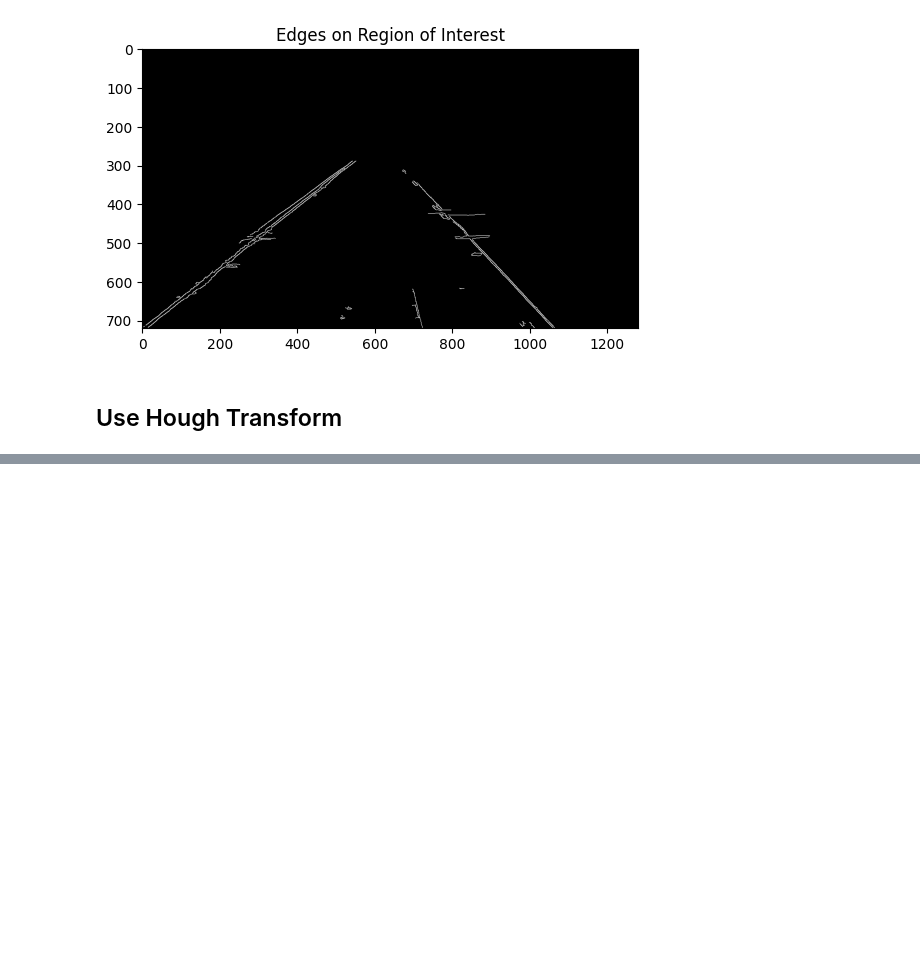
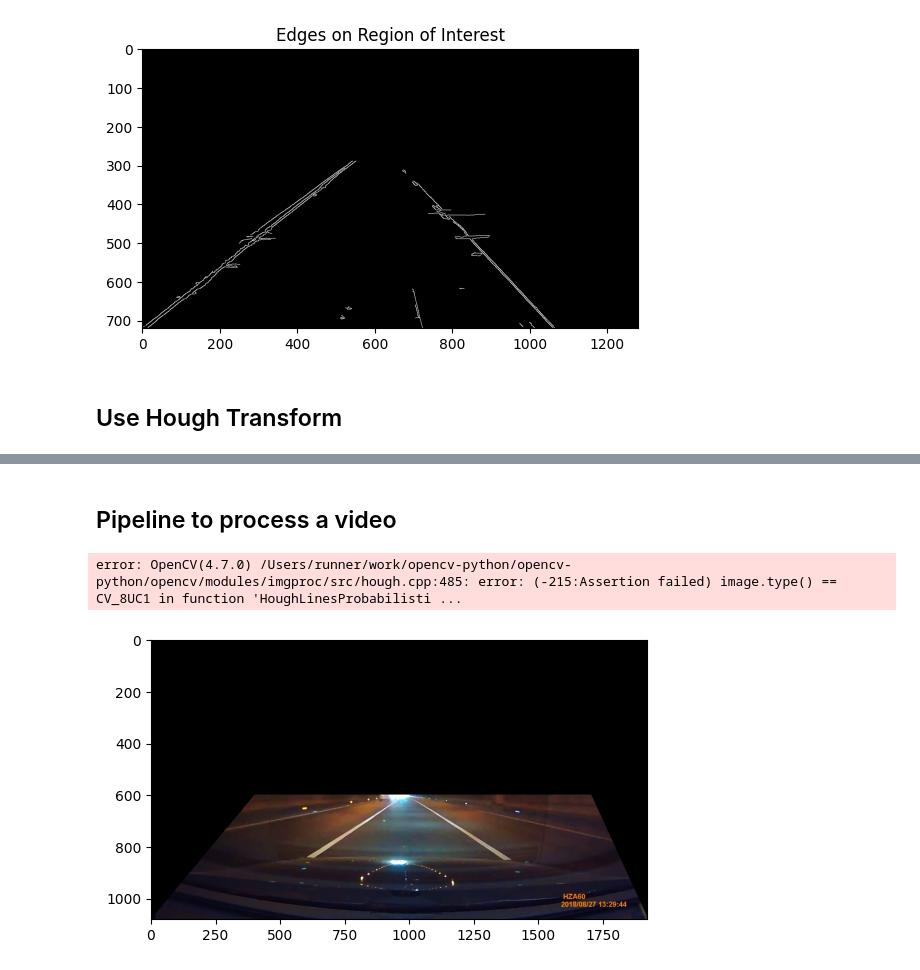
Before and after one commit to tusharraval102/Lane-Detection-in-Vehicles, a Jupyter notebook: Code/Notebook.ipynb, the cells around one changed output, grey strips where cells are left out. Drawn from its saved outputs; the diff is of its cells as text; code cells hidden in the pictures; blank space fills up the shorter version.

Commit message:
Added more functions

```diff
--- a/Code/Notebook.ipynb
+++ b/Code/Notebook.ipynb
@@ -164,0 +232,44 @@ ValueError: ignored
+# %% [markdown]
+## Pipeline to process a video
+# %%
+def video_pipeline(image):
+    kernel_size = 5
+    low_threshold = 100
+    high_threshold = 250
+    rho = 1
+    theta = np.pi/180
+    threshold = 30
+    min_line_len = 100
+    max_line_gap = 200
+
+    # Convert image to grayscale'
+    grayscale_image = convert_to_greyscale(image)
+
+    # Apply Gaussian blur
+    gaussian = apply_gaussian_blur(grayscale_image, kernel_size)
+
+    # Apply Canny transform
+    canny = apply_canny_transform(gaussian, low_threshold, high_threshold)
+
+    # Apply mask
+    vertices = np.array([[(0,image.shape[0]),(400, 600), (1700, 600), (image.shape[1],image.shape[0])]], dtype=np.int32)
+    masked_image = apply_mask(image, vertices)
+    plt.imshow(masked_image)
+
+    # Apply Hough Line Transformation
+    hough = hough_line_transformation(masked_image, rho, theta, threshold, min_line_len, max_line_gap)
+    lines = cv2.cvtColor(hough, cv2.COLOR_BGR2RGB)
+
+    # Merge lines with original image
+    merged_image = merge_lines_with_image(image, lines)
+
+    # plt.imshow(merged_image)
+    return merged_image
+# %%
+video_file = '../Dataset/Input/IMG_0267.MOV'
+clip = VideoFileClip(video_file).subclip(0,1)
+video_output = clip.fl_image(video_pipeline)
+# %time video_output.write_videofile('../Dataset/Output/IMG_0267.mp4', audio=False)
+# %% [output]
+error: OpenCV(4.7.0) /Users/runner/work/opencv-python/opencv-python/opencv/modules/imgproc/src/hough.cpp:485: error: (-215:Assertion failed) image.type() == CV_8UC1 in function 'HoughLinesProbabilisti ...
+[figure, added]
```
Also changed, not shown: parts of 8 cells of this notebook, 2 other files.
